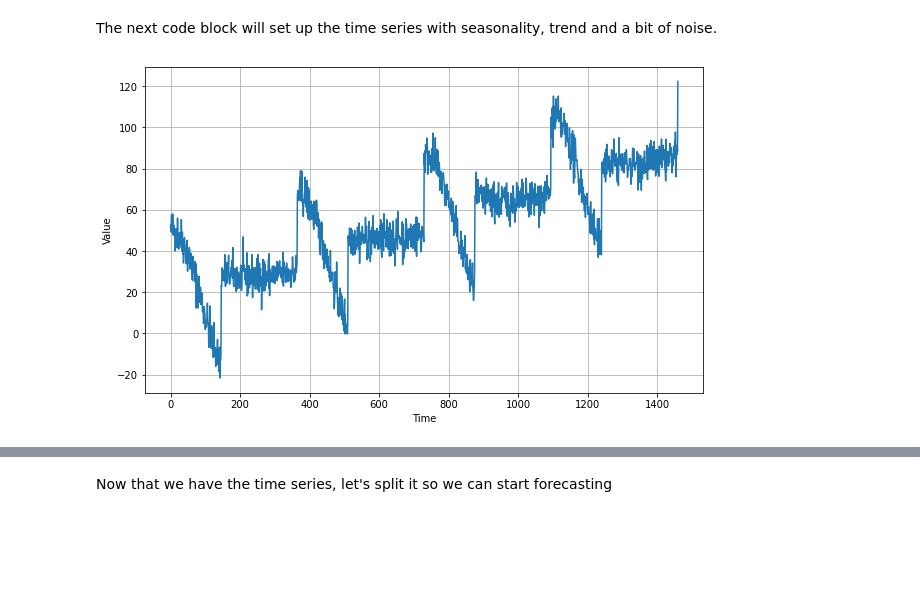
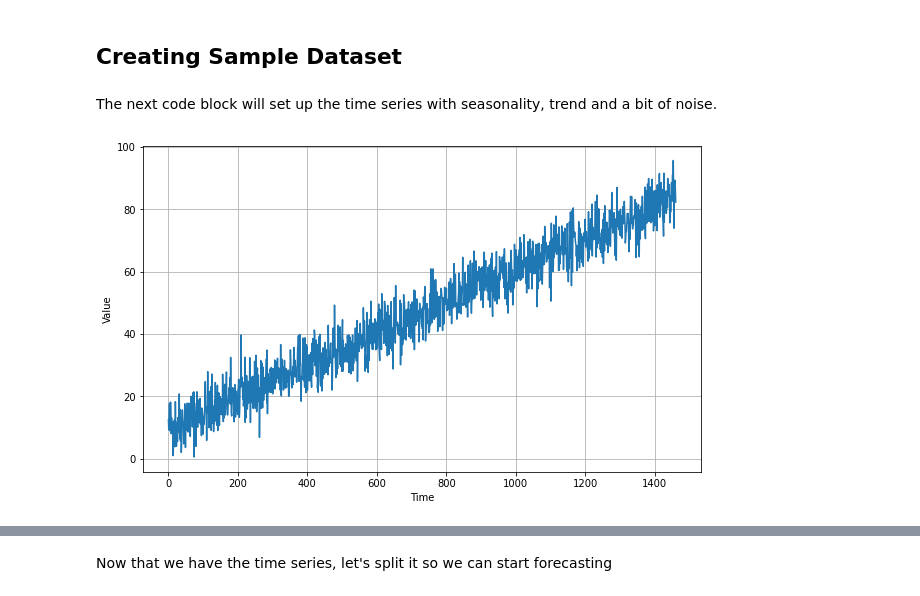
Before and after one commit to Walid-Ahmed/Google-Tensorflow-Certificate, a Jupyter notebook: Time_Series.ipynb, the cells around one changed output, grey strips where cells are left out. Cells and saved outputs as stored; diff of their text form; code cells hidden in the pictures; blank space fills up the shorter version.

```diff
--- a/Time_Series.ipynb
+++ b/Time_Series.ipynb
@@ -28,11 +70,8 @@ print(tf.__version__)
+# %% [markdown]
+## Creating Sample Dataset
 # %% [markdown]
 The next code block will set up the time series with seasonality, trend and a bit of noise.
 # %%
-import numpy as np
-import matplotlib.pyplot as plt
-import tensorflow as tf
-from tensorflow import keras
-
 def plot_series(time, series, format="-", start=0, end=None):
     plt.plot(time[start:end], series[start:end], format)
     plt.xlabel("Time")
@@ -44,6 +83,7 @@ def trend(time, slope=0):
 
 def seasonal_pattern(season_time):
     """Just an arbitrary pattern, you can change it if you wish"""
+    #Using numpy.where(), elements of the NumPy array ndarray that satisfy the conditions can be replaced or performed specified processing.
     return np.where(season_time < 0.4,
                     np.cos(season_time * 2 * np.pi),
                     1 / np.exp(3 * season_time))
@@ -51,27 +91,10 @@ def seasonal_pattern(season_time):
 def seasonality(time, period, amplitude=1, phase=0):
     """Repeats the same pattern at each period"""
     season_time = ((time + phase) % period) / period
+    print("season_time:",season_time)
+    print(len(season_time))
     return amplitude * seasonal_pattern(season_time)
 
 def noise(time, noise_level=1, seed=None):
     rnd = np.random.RandomState(seed)
     return rnd.randn(len(time)) * noise_level
-
-time = np.arange(4 * 365 + 1, dtype="float32")
-baseline = 10
-series = trend(time, 0.1)
-baseline = 10
-amplitude = 40
-slope = 0.05
-noise_level = 5
-
-# Create the series
-series = baseline + trend(time, slope) + seasonality(time, period=365, amplitude=amplitude)
-# Update with noise
-series += noise(time, noise_level, seed=42)
-
-plt.figure(figsize=(10, 6))
-plot_series(time, series)
-plt.show()
-# %% [output]
-[figure, removed]
@@ -77,0 +109,11 @@ plt.show()
+# %%
+# Create the series
+series = baseline + trend(time, slope)
+# Update with noise
+series += noise(time, noise_level, seed=42)
+
+plt.figure(figsize=(10, 6))
+plot_series(time, series)
+plt.show()
+# %% [output]
+[figure, added]
```
Also changed, not shown: parts of 60 cells of this notebook.
